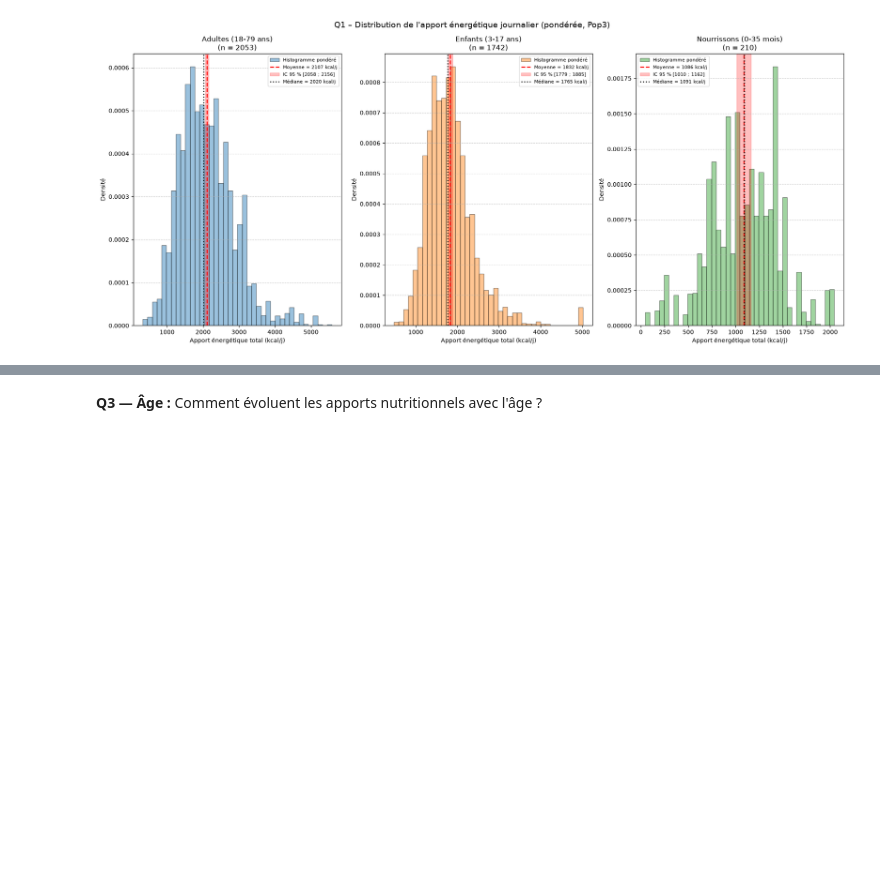
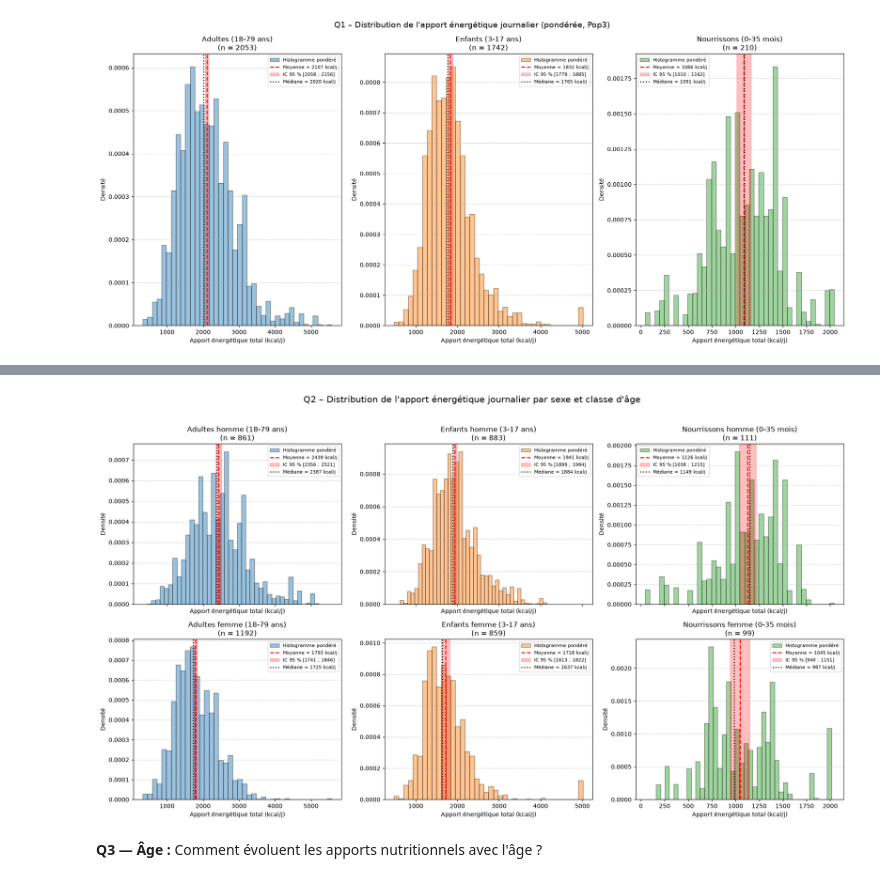
Before and after one commit to Mithrafk/Projet_Collab_Sabine, a Jupyter notebook: TP7/7_Projet_21-10_Sab.ipynb, the cells around one changed output, grey strips where cells are left out. Drawn from its saved outputs; the diff is of its cells as text; code cells hidden in the pictures; blank space fills up the shorter version.

```diff
--- a/TP7/7_Projet_21-10_Sab.ipynb
+++ b/TP7/7_Projet_21-10_Sab.ipynb
@@ -697,3 +733,80 @@ Comment les apports nutritionnels diffèrent-ils selon le sexe ?
+# %%
+
+# Ordre souhaité : hommes sur la 1re ligne, femmes sur la 2e
+ordre_groupes = [
+    "Adultes homme (18-79 ans)",
+    "Enfants homme (3-17 ans)",
+    "Nourrissons homme (0-35 mois)",
+    "Adultes femme (18-79 ans)",
+    "Enfants femme (3-17 ans)",
+    "Nourrissons femme (0-35 mois)",
+]
+
+# Créer une figure de 2 lignes x 3 colonnes
+fig, axes = plt.subplots(
+    2, 3,
+    figsize=(18, 10),
+    sharex="col"  # Même échelle X pour hommes/femmes d'une même classe d'âge
+)
+
+for i, nom in enumerate(ordre_groupes):
+    ligne = 0 if "homme" in nom else 1
+    colonne = (
+        0 if nom.startswith("Adultes")
+        else 1 if nom.startswith("Enfants")
+        else 2
+    )
+    ax = axes[ligne, colonne]
+
+    d, pond, couleur = groupes_q2[nom]
+    d = d.dropna(subset=[VAR_E, pond])
+    d = d[d[pond] > 0]
+
+    y = d[VAR_E].to_numpy(float)
+    w = d[pond].to_numpy(float)
+
+    # Histogramme pondéré
+    ax.hist(
+        y, bins=40, weights=w, density=True,
+        color=couleur, alpha=0.45, edgecolor="black",
+        label="Histogramme pondéré"
+    )
+
+    # Statistiques correspondantes
+    s = tableau_q2.loc[nom]
+
+    ax.axvline(
+        s["Moyenne"], color="red", ls="--", lw=1.8,
+        label=f"Moyenne = {s['Moyenne']:.0f} kcal/j"
+    )
+
+    ax.axvspan(
+        s["IC95% inf"], s["IC95% sup"],
+        color="red", alpha=0.25,
+        label=f"IC 95 % [{s['IC95% inf']:.0f} ; {s['IC95% sup']:.0f}]"
+    )
+
+    ax.axvline(
+        s["Médiane"], color="black", ls=":", lw=1.8,
+        label=f"Médiane = {s['Médiane']:.0f} kcal/j"
+    )
+
+    ax.set_title(f"{nom}\n(n = {int(s['n (non pondéré)'])})")
+    ax.set_xlabel("Apport énergétique total (kcal/j)")
+    ax.set_ylabel("Densité")
+    ax.grid(axis="y", linestyle="--", alpha=0.6)
+    ax.legend(fontsize=8)
+
+fig.suptitle(
+    "Q2 – Distribution de l'apport énergétique journalier par sexe et classe d'âge",
+    fontsize=15,
+    y=1.02
+)
+
+plt.tight_layout()
+plt.show()
+# %% [output]
+[figure, added]
 # %% [markdown]
 **Q3 — Âge :**
 Comment évoluent les apports nutritionnels avec l'âge ?
```
Also changed, not shown: parts of 3 cells of this notebook.
